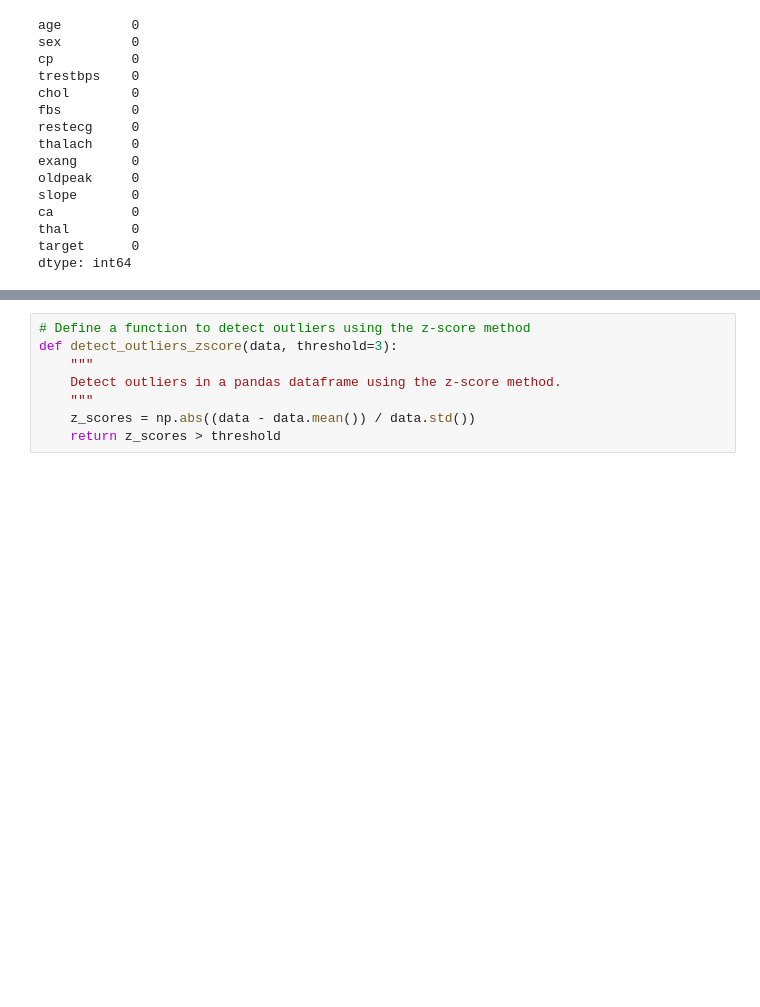
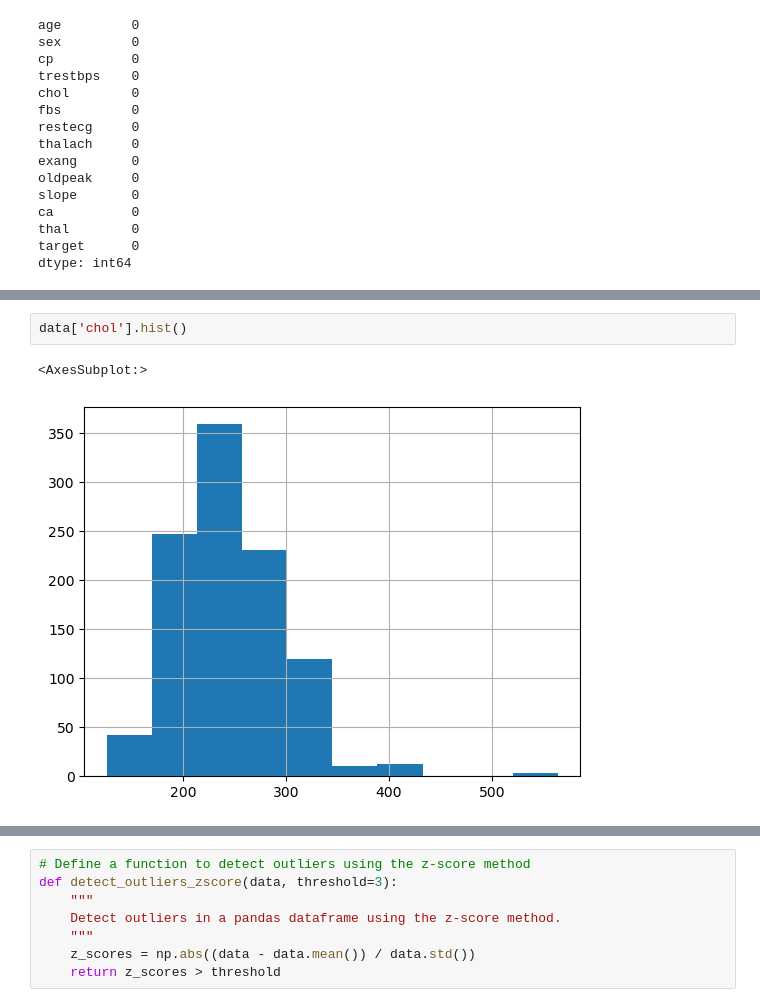
Before and after one commit to FiNiX-GaMmA/heart_diesease_ml_project, a Jupyter notebook: heart-disease-prediction-workbench.ipynb, the cells around one changed output, grey strips where cells are left out. Cells and saved outputs as stored; diff of their text form; blank space fills up the shorter version.

```diff
--- a/heart-disease-prediction-workbench.ipynb
+++ b/heart-disease-prediction-workbench.ipynb
@@ -98,0 +124,5 @@ dtype: int64
+# %%
+data['chol'].hist()
+# %% [output]
+<AxesSubplot:>
+[figure, added]
```
Also changed, not shown: parts of 14 cells of this notebook.
